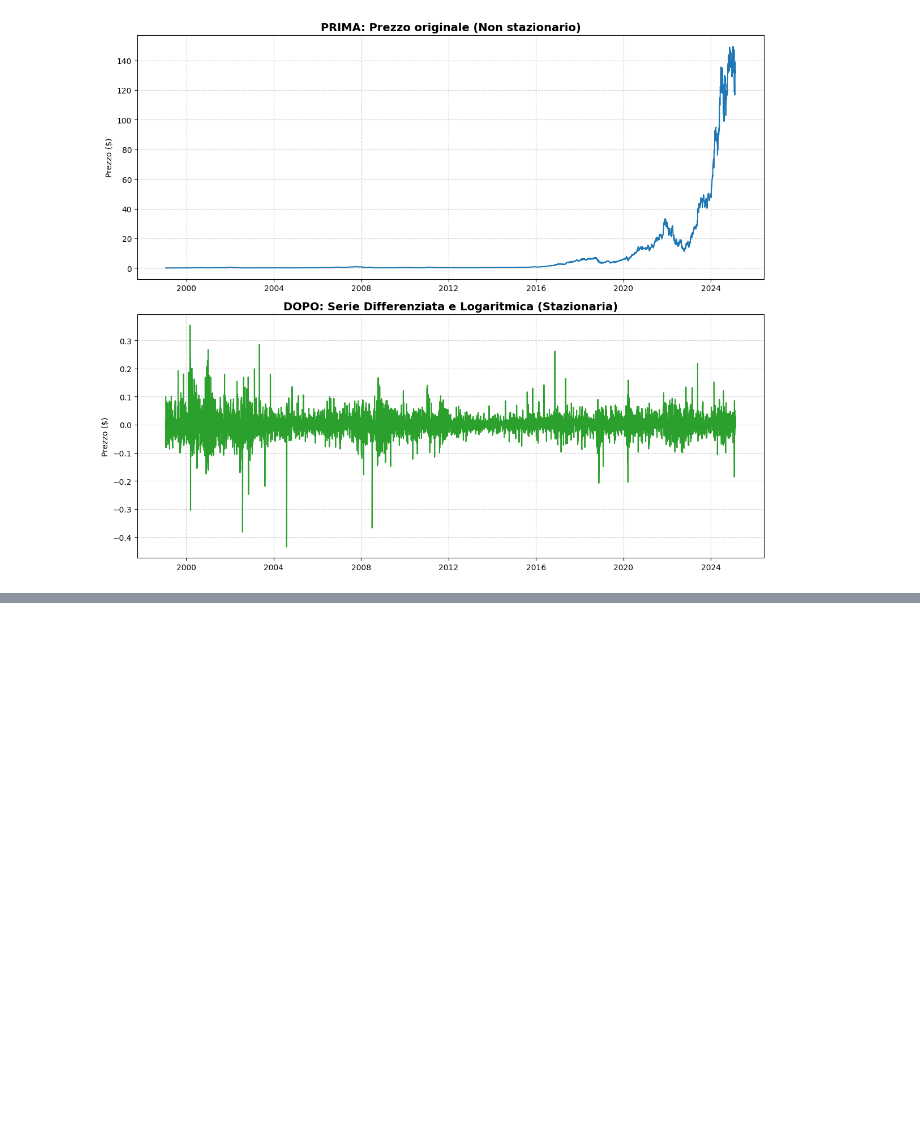
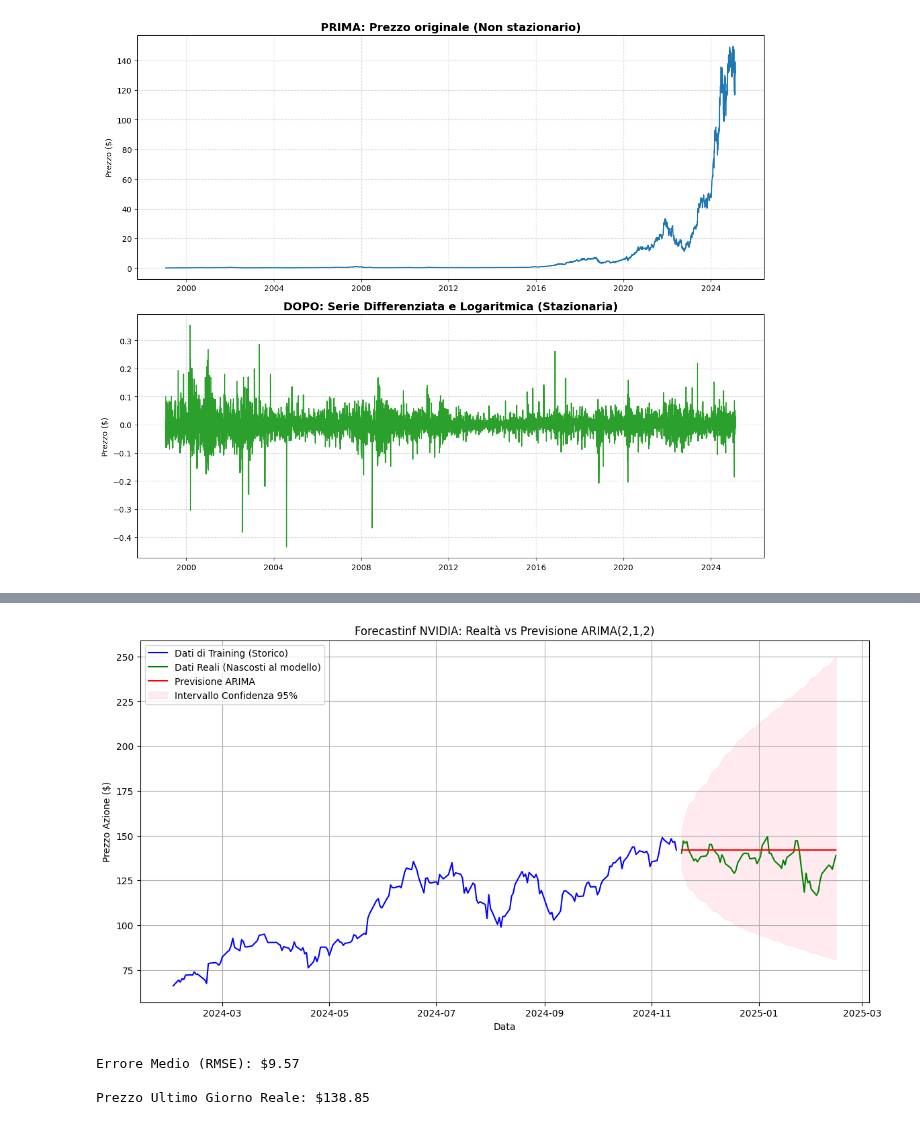
Before and after one commit to grannico/Progetti_DataScience_25-26, a Jupyter notebook: forecasting.ipynb, the cells around one changed output, grey strips where cells are left out. Drawn from its saved outputs; the diff is of its cells as text; code cells hidden in the pictures; blank space fills up the shorter version.

Commit message:
Salvataggio lavoro clustering e forecasting

```diff
--- a/forecasting.ipynb
+++ b/forecasting.ipynb
@@ -200,0 +306,55 @@ plt.show()
+# %%
+from sklearn.metrics import mean_squared_error
+
+# Divisione Train / Test
+# Teniamo gli ultimi 60 giorni per il test
+step_test = 60
+train_data = ts_log[:-step_test]
+test_data = ts_log[-step_test:]
+
+# Riapplichiamo il modello solo sul train data
+model_train = sm.tsa.ARIMA(train_data, order=(2,1,2))
+results_train = model_train.fit()
+
+# Forecasting
+#Facciamo previsioni per la lunghezza del test set
+forecast_result = results_train.get_forecast(steps=step_test)
+forecast_mean = forecast_result.predicted_mean
+conf_int = forecast_result.conf_int()
+
+# Riconversione dei logaritmi ai prezzi reali (usiamo l'operatore esponenziale)
+train_real = np.exp(train_data)
+test_real = np.exp(test_data)
+forecast_real = np.exp(forecast_mean)
+lower_limits = np.exp(conf_int.iloc[:, 0])
+upper_limits = np.exp(conf_int.iloc[:, 1])
+
+# Visualizzazione finale
+plt.figure(figsize=(14, 7))
+
+# Mostriamo solo l'ultimo anno per chiarezza
+
+plt.plot(train_real.index[-200:], train_real[-200:], label='Dati di Training (Storico)', color = 'blue')
+plt.plot(test_real.index, test_real, label='Dati Reali (Nascosti al modello)', color='green')
+plt.plot(test_real.index, forecast_real, label='Previsione ARIMA', color='red')
+
+#Area di confidenza (Intervallo di incertezza al 95%)
+plt.fill_between(test_real.index, lower_limits, upper_limits, color='pink', alpha=0.3, label='Intervallo Confidenza 95%')
+
+plt.title('Forecastinf NVIDIA: Realtà vs Previsione ARIMA(2,1,2)')
+plt.xlabel('Data')
+plt.ylabel('Prezzo Azione ($)')
+plt.legend()
+plt.grid()
+plt.show()
+
+# Calcolo Errore (RMSE)
+mse = mean_squared_error(test_real, forecast_real)
+rmse = np.sqrt(mse)
+print(f"\nErrore Medio (RMSE): ${rmse:.2f}")
+print(f"\nPrezzo Ultimo Giorno Reale: ${test_real.iloc[-1]:.2f}")
+# %% [output]
+[figure, added]
+Errore Medio (RMSE): $9.57
+
+Prezzo Ultimo Giorno Reale: $138.85
```
Also changed, not shown: parts of 14 cells of this notebook, 4 other files.
